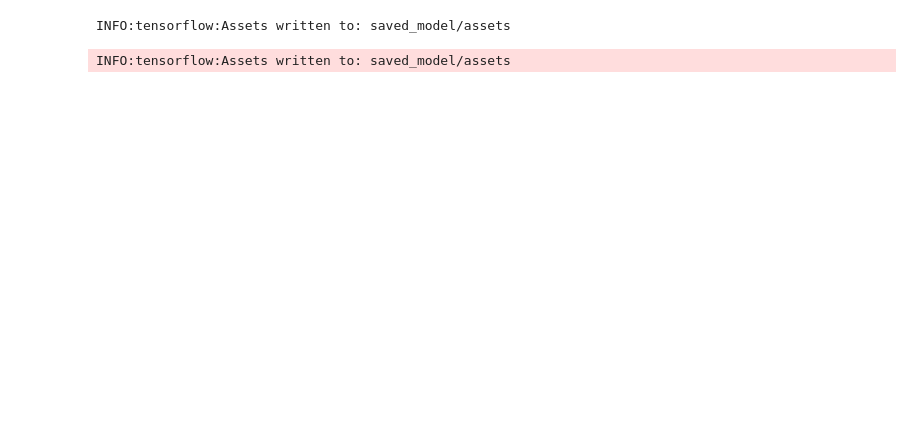
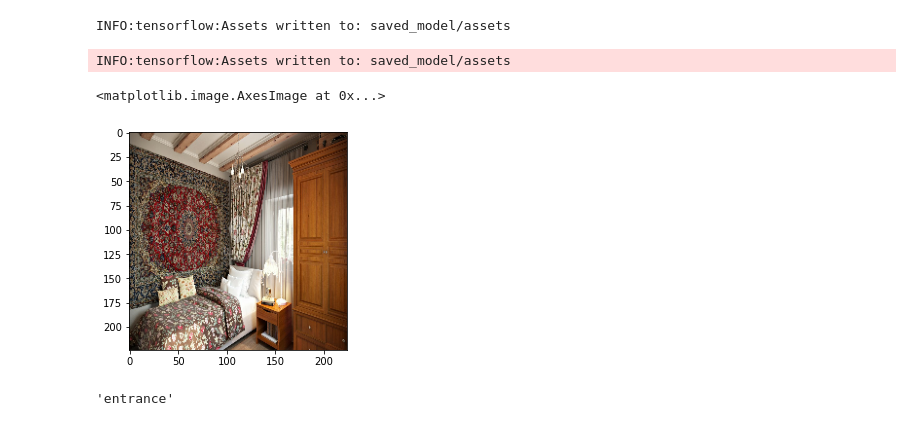
Before and after one commit to tumanov-a/home_bro, a Jupyter notebook: train_model.ipynb, the cells around one changed output. Saved outputs shown, nothing was run; the diff lists cells and outputs as text; code cells hidden in the pictures; blank space fills up the shorter version.

```diff
--- a/train_model.ipynb
+++ b/train_model.ipynb
@@ -247,3 +248,29 @@ with open(tflite_model_file, "wb") as f:
 # %% [output]
 INFO:tensorflow:Assets written to: saved_model/assets
 INFO:tensorflow:Assets written to: saved_model/assets
+# %%
+def load_and_preprocessing(img_path):
+  img_raw = tf.io.read_file(img_path)
+  img_tensor = tf.image.decode_image(img_raw)
+  img_final = tf.image.resize(img_tensor, (INPUT_SIZE, INPUT_SIZE)) / 255
+  img_final = np.expand_dims(img_final, axis=0)
+  return img_final
+# %%
+img_path = '/content/sample_data/new_test/бабушкин ремонт люкс.jpg'
+img = load_and_preprocessing(img_path)
+# %%
+plt.imshow(img[0])
+# %% [output]
+<matplotlib.image.AxesImage at 0x...>
+[figure, added]
+# %%
+interpreter = tf.lite.Interpreter(model_content=tflite_model)
+interpreter.allocate_tensors()
+
+input_index = interpreter.get_input_details()[0]['index']
+output_index = interpreter.get_output_details()[0]['index']
+interpreter.set_tensor(input_index, img)
+interpreter.invoke()
+image_labels[interpreter.get_tensor(output_index).argmax(axis=1)[0]]
+# %% [output]
+'entrance'
```
Also changed, not shown: parts of 14 cells of this notebook.
